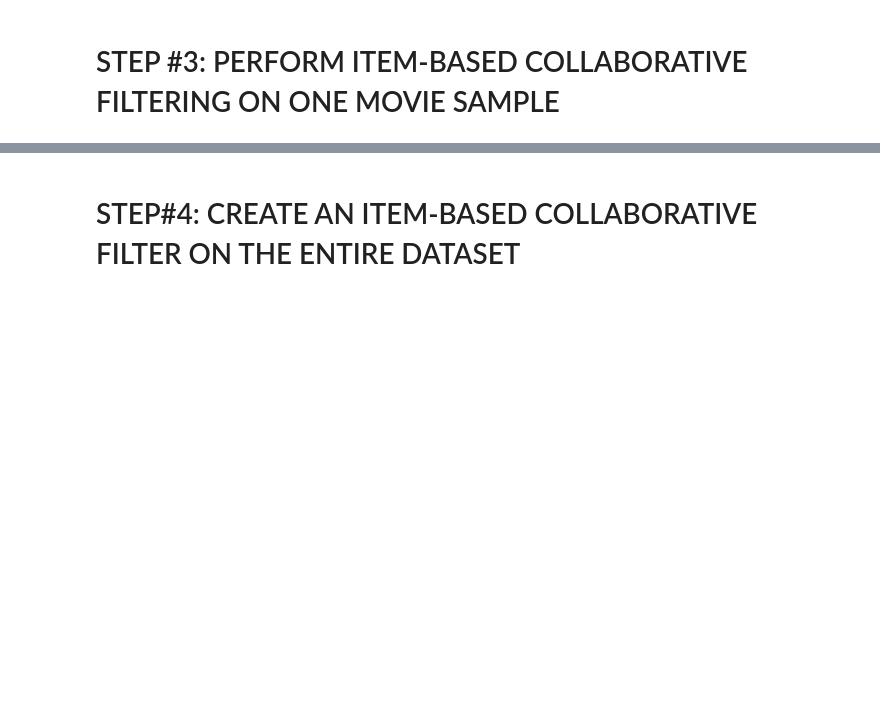
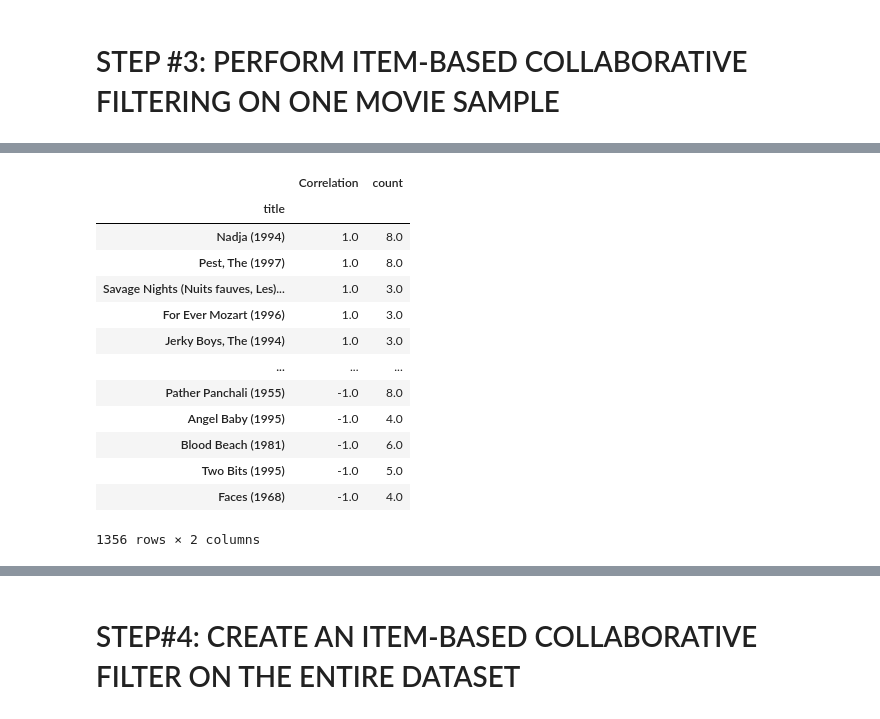
Before and after one commit to jainharsh21/Movie-Recommender-System, a Jupyter notebook: movie_recommender_system.ipynb, the cells around one changed output, grey strips where cells are left out. Cells and saved outputs as stored; diff of their text form; code cells hidden in the pictures; blank space fills up the shorter version.

```diff
--- a/movie_recommender_system.ipynb
+++ b/movie_recommender_system.ipynb
@@ -256,0 +333,17 @@ ratings_mean_count_df.sort_values('count', ascending = False).head(100)
+# %%
+titanic_correlations.sort_values('Correlation', ascending=False)
+# %% [output]
+|  | Correlation | count |
+| title |  |  |
+| Nadja (1994) | 1.0 | 8.0 |
+| Pest, The (1997) | 1.0 | 8.0 |
+| Savage Nights (Nuits fauves, Les)... | 1.0 | 3.0 |
+| For Ever Mozart (1996) | 1.0 | 3.0 |
+| Jerky Boys, The (1994) | 1.0 | 3.0 |
+| ... | ... | ... |
+| Pather Panchali (1955) | -1.0 | 8.0 |
+| Angel Baby (1995) | -1.0 | 4.0 |
+| Blood Beach (1981) | -1.0 | 6.0 |
+| Two Bits (1995) | -1.0 | 5.0 |
+| Faces (1968) | -1.0 | 4.0 |
+1356 rows × 2 columns
```
Also changed, not shown: parts of 8 cells of this notebook.
